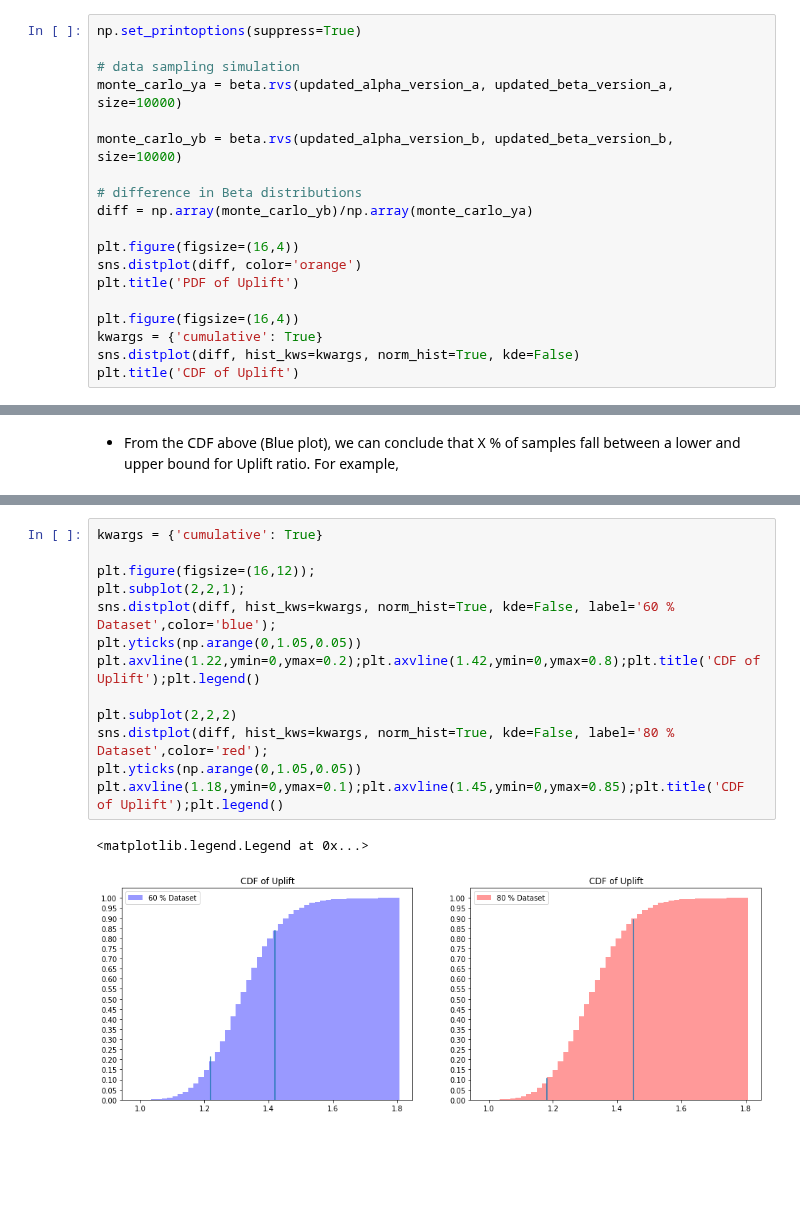
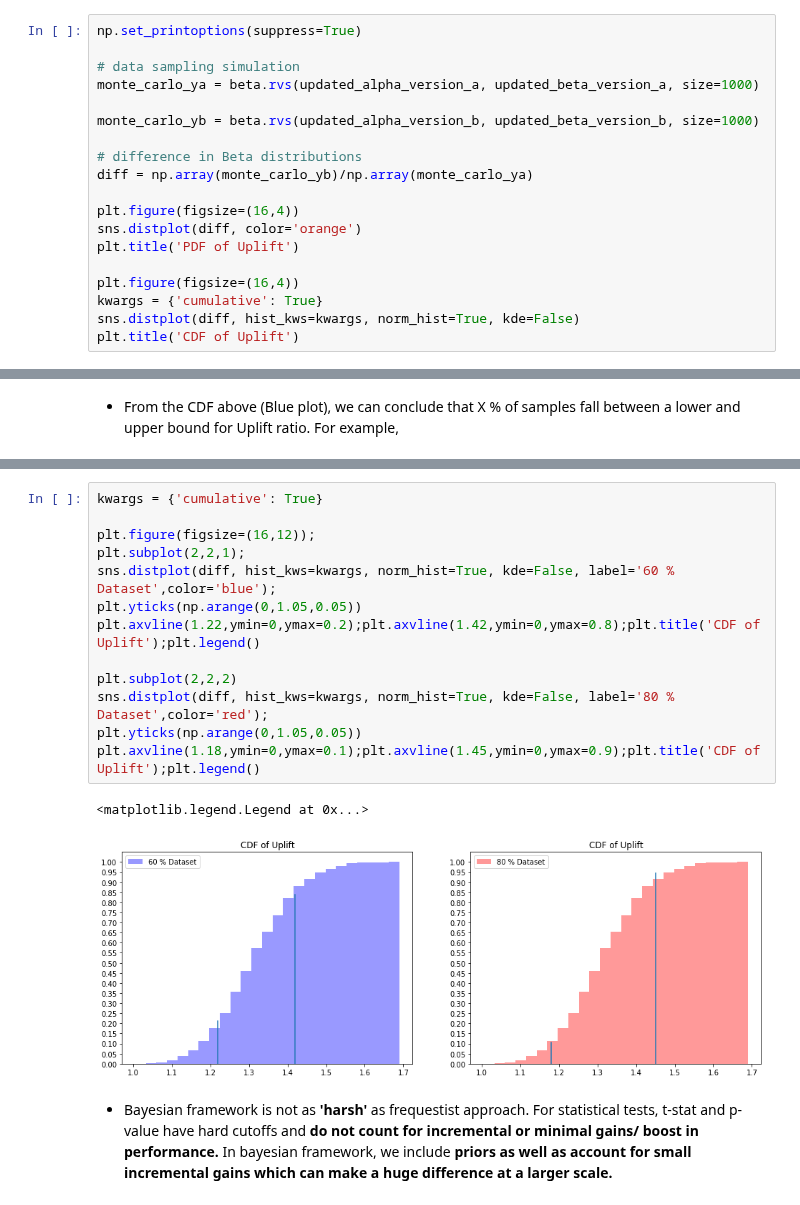
Before and after one commit to AdiVarma27/AdiVarma27.github.io, a Jupyter notebook: _jupyter/2020-04-13-Bayesian Thinking in AB Testing.ipynb, the cells around one changed output, grey strips where cells are left out. Saved outputs shown, nothing was run; the diff lists cells and outputs as text; blank space fills up the shorter version.

```diff
--- a/_jupyter/2020-04-13-Bayesian Thinking in AB Testing.ipynb
+++ b/_jupyter/2020-04-13-Bayesian Thinking in AB Testing.ipynb
@@ -127,9 +127,9 @@ $$Uplift = Ratio_{Beta} (Version_B/ Version_A)$$
 np.set_printoptions(suppress=True)
 
 # data sampling simulation
-monte_carlo_ya = beta.rvs(updated_alpha_version_a, updated_beta_version_a, size=10000)
+monte_carlo_ya = beta.rvs(updated_alpha_version_a, updated_beta_version_a, size=1000)
 
-monte_carlo_yb = beta.rvs(updated_alpha_version_b, updated_beta_version_b, size=10000)
+monte_carlo_yb = beta.rvs(updated_alpha_version_b, updated_beta_version_b, size=1000)
 
 # difference in Beta distributions
 diff = np.array(monte_carlo_yb)/np.array(monte_carlo_ya)
@@ -179,16 +181,18 @@ To simplify the confusion, you ccould choose take the Bayesian approach and say
 # %%
 kwargs = {'cumulative': True}
 
 plt.figure(figsize=(16,12));
 plt.subplot(2,2,1);
 sns.distplot(diff, hist_kws=kwargs, norm_hist=True, kde=False, label='60 % Dataset',color='blue');
 plt.yticks(np.arange(0,1.05,0.05))
 plt.axvline(1.22,ymin=0,ymax=0.2);plt.axvline(1.42,ymin=0,ymax=0.8);plt.title('CDF of Uplift');plt.legend()
 
 plt.subplot(2,2,2)
 sns.distplot(diff, hist_kws=kwargs, norm_hist=True, kde=False, label='80 % Dataset',color='red');
 plt.yticks(np.arange(0,1.05,0.05))
-plt.axvline(1.18,ymin=0,ymax=0.1);plt.axvline(1.45,ymin=0,ymax=0.85);plt.title('CDF of Uplift');plt.legend()
+plt.axvline(1.18,ymin=0,ymax=0.1);plt.axvline(1.45,ymin=0,ymax=0.9);plt.title('CDF of Uplift');plt.legend()
 # %% [output]
 <matplotlib.legend.Legend at 0x...>
-[figure, old version]
+[figure, new version]
+# %% [markdown]
+* Bayesian framework is not as <b>'harsh'</b> as frequestist approach. For statistical tests, t-stat and p-value have hard cutoffs and <b>do not count for incremental or minimal gains/ boost in performance.</b> In bayesian framework, we include <b>priors as well as account for small incremental gains which can make a huge difference at a larger scale.</b>
```
Also changed, not shown: parts of 3 cells of this notebook.
